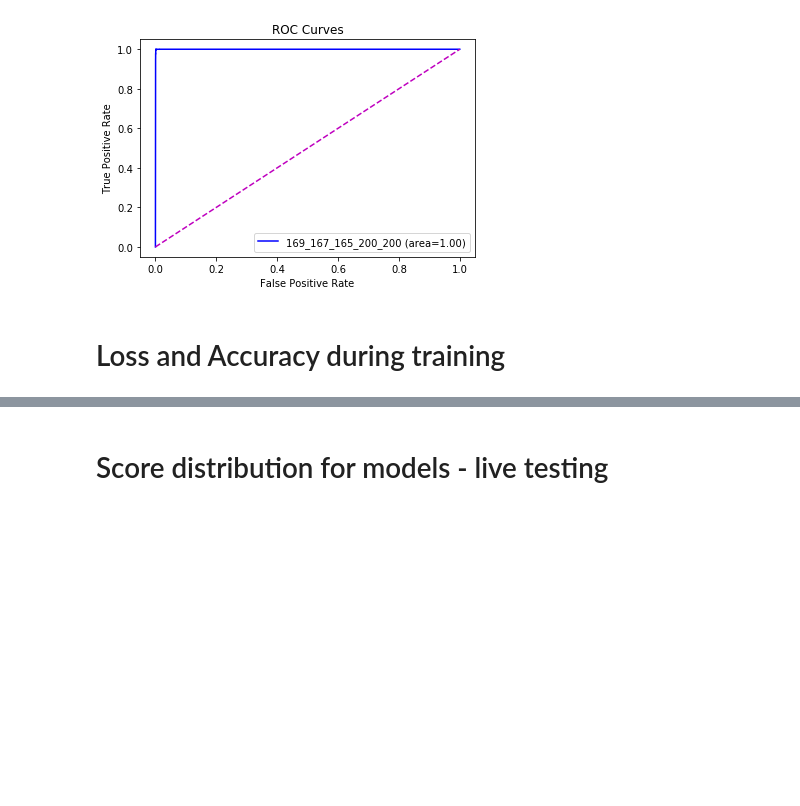
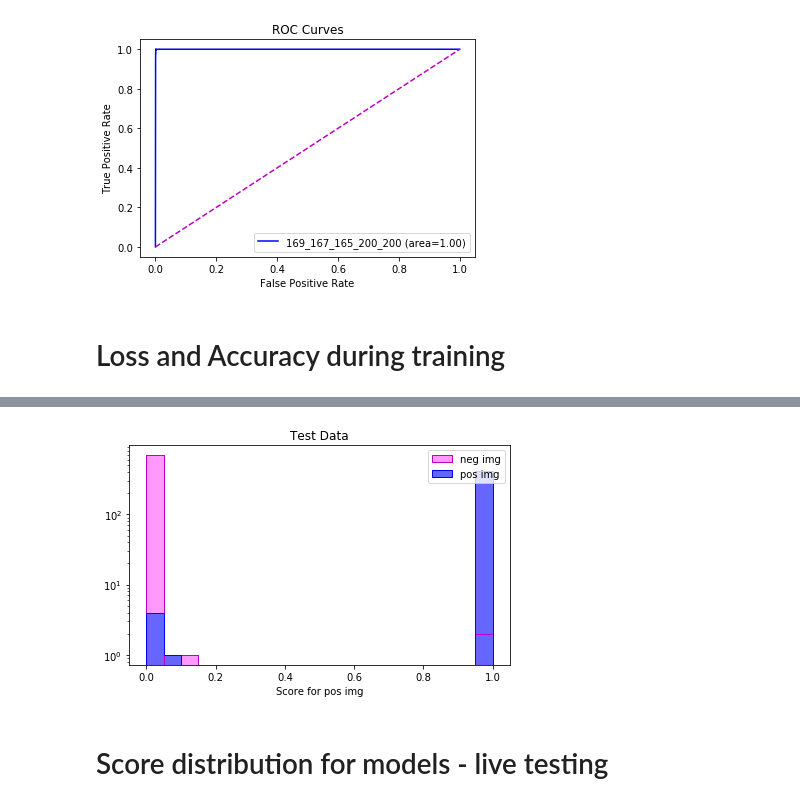
Before and after one commit to jamenne/WindingControl, a Jupyter notebook: plotmaker.ipynb, the cells around one changed output, grey strips where cells are left out. Saved outputs shown, nothing was run; the diff lists cells and outputs as text; code cells hidden in the pictures; blank space fills up the shorter version.

```diff
--- a/plotmaker.ipynb
+++ b/plotmaker.ipynb
@@ -805,3 +813,33 @@ plt.savefig('../Data/2017-09-09/169_167_200_200_selu_100epochs_retrained/LossAcc
+# %%
+Y_test, probs = np.genfromtxt('../Data/2017-09-16/{}/ScoresOnTestData.txt'.format(name), unpack=True)
+# %%
+label_pos = Y_test
+score_pos = probs[label_pos == 1]
+score_neg = probs[label_pos == 0]
+# %%
+fig, ax = plt.subplots()
+
+binsize = 0.05
+
+bins = np.arange(0, 1 + binsize, binsize)
+
+ax.hist(score_neg, bins=bins, histtype='stepfilled', linewidth=1, edgecolor='m', color='#ff99ff', label='neg img')
+ax.hist(score_pos, bins=bins, histtype='stepfilled', linewidth=1, edgecolor='b', color='#6666ff', label='pos img')
+
+ax.hist(score_neg, bins=bins, histtype='step', linewidth=1, linestyle='-', edgecolor='m')
+ax.hist(score_pos, bins=bins, histtype='step', linewidth=1, linestyle='-',edgecolor='b')
+
+ax.set_xlabel("Score for pos img")
+ax.set_yscale('log')
+
+ax.legend(loc='best')
+
+plt.title('Test Data')
+
+plt.tight_layout()
+plt.savefig('../Data/2017-09-16/{}/ScoreDistributionOnTestData_{}.png'.format(name, binsize))
+# %% [output]
+[figure, added]
 # %% [markdown]
 # Score distribution for models - live testing
 # %% [markdown]
```
Also changed, not shown: parts of 5 cells of this notebook, 1 other file.
